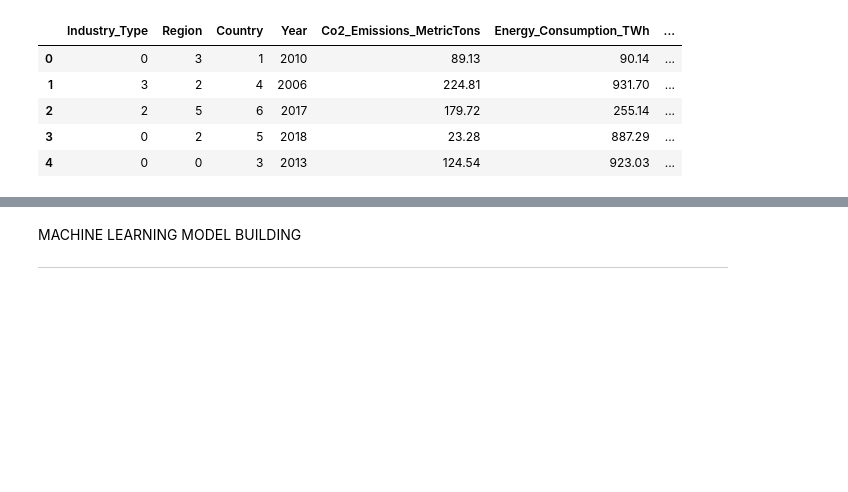
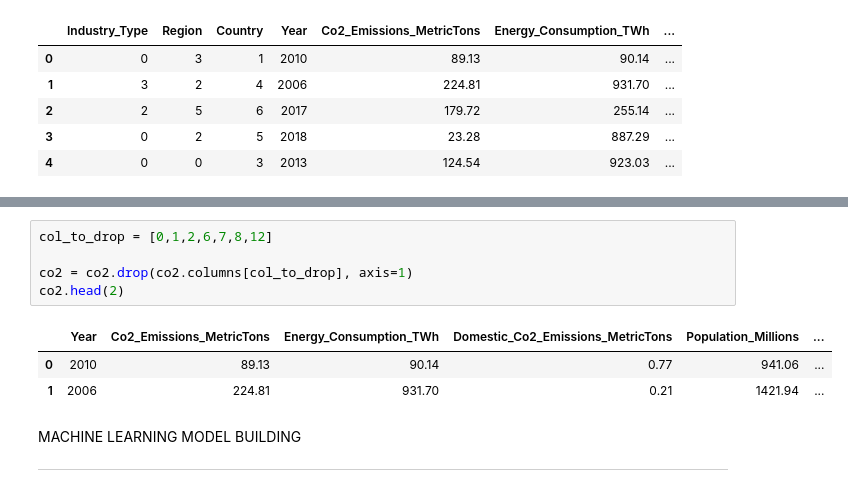
Before and after one commit to JCaesarLG/ML-Projects, a Jupyter notebook: Co2_Emissions_Regression.ipynb, the cells around one changed output, grey strips where cells are left out. Saved outputs shown, nothing was run; the diff lists cells and outputs as text; blank space fills up the shorter version.

```diff
--- a/Co2_Emissions_Regression.ipynb
+++ b/Co2_Emissions_Regression.ipynb
@@ -130,4 +124,13 @@ Industry_Type                            -1.1
 Name: Co2_Emissions_MetricTons, dtype: float64
+# %%
+col_to_drop = [0,1,2,6,7,8,12]
+
+co2 = co2.drop(co2.columns[col_to_drop], axis=1)
+co2.head(2)
+# %% [output]
+|  | Year | Co2_Emissions_MetricTons | Energy_Consumption_TWh | Domestic_Co2_Emissions_MetricTons | Population_Millions | ... |
+| 0 | 2010 | 89.13 | 90.14 | 0.77 | 941.06 | ... |
+| 1 | 2006 | 224.81 | 931.70 | 0.21 | 1421.94 | ... |
 # %% [markdown]
 MACHINE LEARNING MODEL BUILDING
 
```
Also changed, not shown: parts of 4 cells of this notebook.
